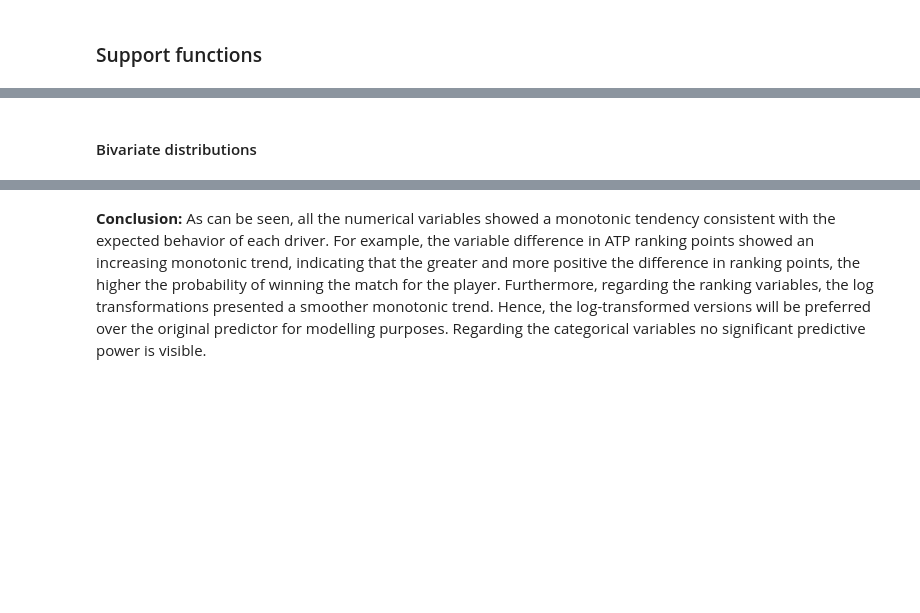
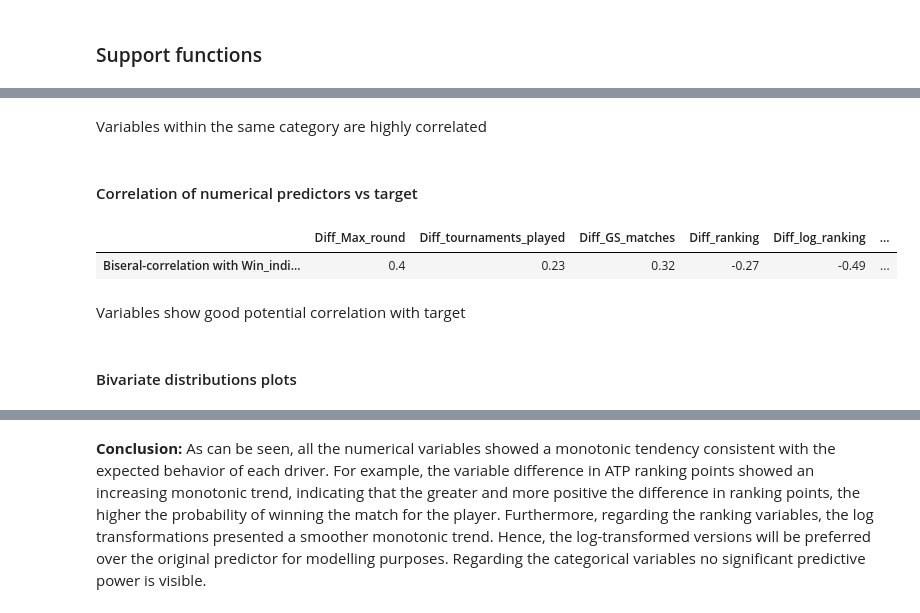
Before and after one commit to EmmVal/Research-Project-AB-Emmanuel, a Jupyter notebook: 2_Data_Stage_and_Visualisation_v1.ipynb, the cells around one changed output, grey strips where cells are left out. Saved outputs shown, nothing was run; the diff lists cells and outputs as text; code cells hidden in the pictures; blank space fills up the shorter version.

```diff
--- a/2_Data_Stage_and_Visualisation_v1.ipynb
+++ b/2_Data_Stage_and_Visualisation_v1.ipynb
@@ -327,5 +360,28 @@ def corr_function(db):
+# %% [markdown]
+Variables within the same category are highly correlated
+# %% [markdown]
+#### Correlation of numerical predictors vs target
+# %%
+def biserall_corr(db, target, predictor):
+    db_val = db[~db[predictor].isnull()]
+    correlation, p_value = pointbiserialr(db_val[target], db_val[predictor])
+    return round(correlation,2)#{'r':round(correlation,2), 'p-val':round(p_value,2)}
+
+correlations = {}
+for predictor in numerical_variables:
+    correlations[predictor] = biserall_corr(full_db_prep, target[0], predictor)
+
+# To represent as a Series
+point_biserial_series = pd.Series(correlations, name=f'Biseral-correlation with {target[0]}')
+correlation_df = pd.DataFrame(point_biserial_series).T
+correlation_df
+# %% [output]
+|  | Diff_Max_round | Diff_tournaments_played | Diff_GS_matches | Diff_ranking | Diff_log_ranking | ... |
+| Biseral-correlation with Win_indi... | 0.4 | 0.23 | 0.32 | -0.27 | -0.49 | ... |
+# %% [markdown]
+Variables show good potential correlation with target
 # %% [markdown]
-#### Bivariate distributions
+#### Bivariate distributions plots
 # %%
 # WR Distribution for numerical variables
 for col in numerical_variables:
```
Also changed, not shown: parts of 10 cells of this notebook, 4 other files.
